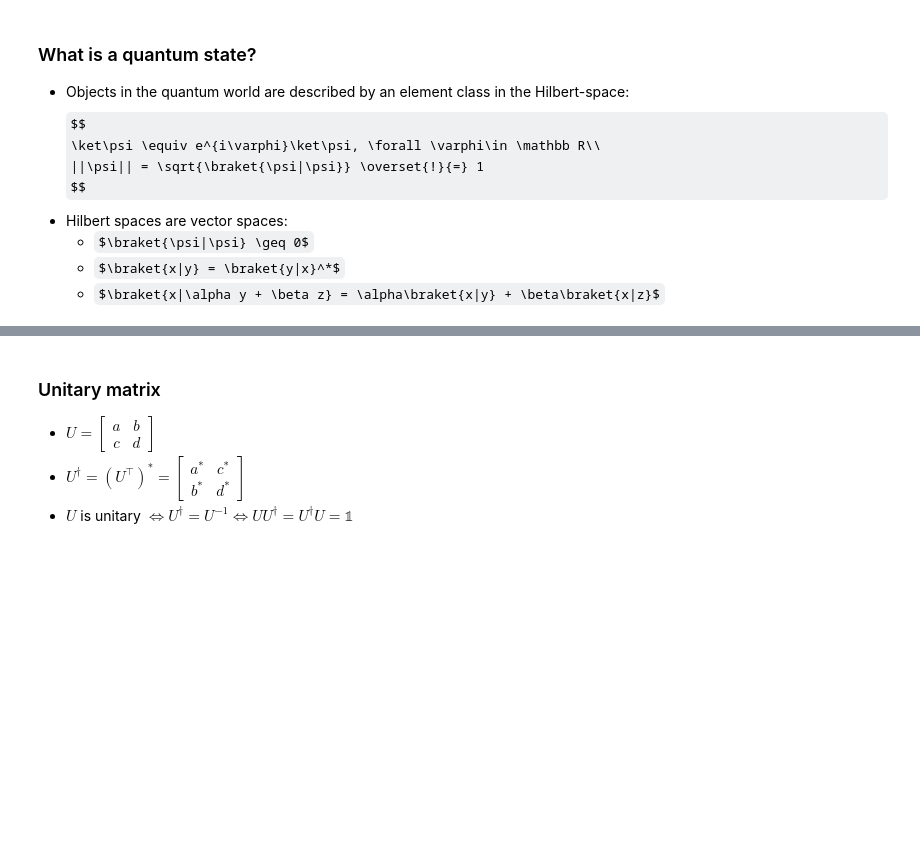
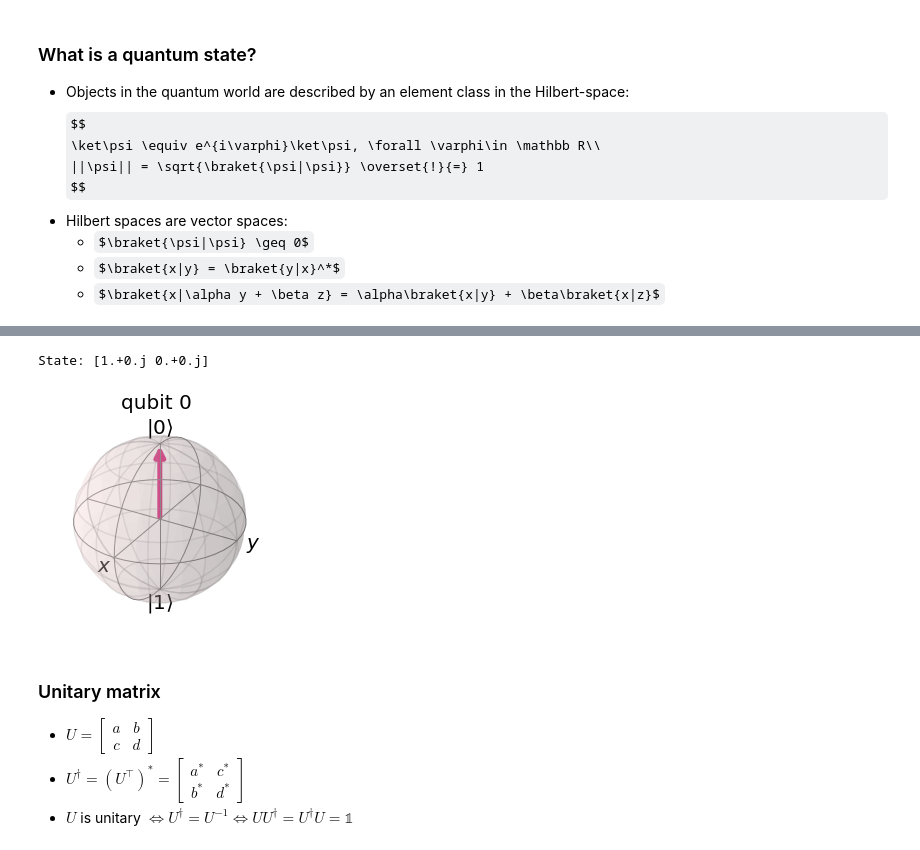
Before and after one commit to dnnagy/qintro, a Jupyter notebook: workdir/Intro.ipynb, the cells around one changed output, grey strips where cells are left out. Saved outputs shown, nothing was run; the diff lists cells and outputs as text; code cells hidden in the pictures; some formulas as TeX source; blank space fills up the shorter version.

```diff
--- a/workdir/Intro.ipynb
+++ b/workdir/Intro.ipynb
@@ -11,6 +11,18 @@ $$
 \newcommand{\d}{\ket\downarrow}
 \newcommand{\db}{\bra\downarrow}
 $$
+# %%
+import qiskit
+from qiskit import QuantumCircuit, QuantumRegister, ClassicalRegister
+from qiskit import Aer, execute
+from qiskit.visualization import plot_bloch_multivector
+from qiskit.visualization import plot_bloch_vector
+from qiskit.visualization import plot_histogram
+from qiskit.visualization import plot_state
+
+qbackend = Aer.get_backend('qasm_simulator')
+sbackend = Aer.get_backend('statevector_simulator')
+ubackend = Aer.get_backend('unitary_simulator')
 # %% [markdown]
 ## Quantum state vs classical state
 - [Double slit experiment](https://www.youtube.com/watch?v=Q1YqgPAtzho)
@@ -41,3 +59,11 @@ $$
+# %%
+job = execute( circ, sbackend, shots=100 )
+state = job.result().get_statevector()
+print("State:", state)
+plot_bloch_multivector(state)
+# %% [output]
+State: [1.+0.j 0.+0.j]
+[figure, added]
 # %% [markdown]
 ### Unitary matrix
 - $U = \begin{bmatrix}a&b\\c&d\end{bmatrix}$
```
Also changed, not shown: parts of 5 cells of this notebook.
